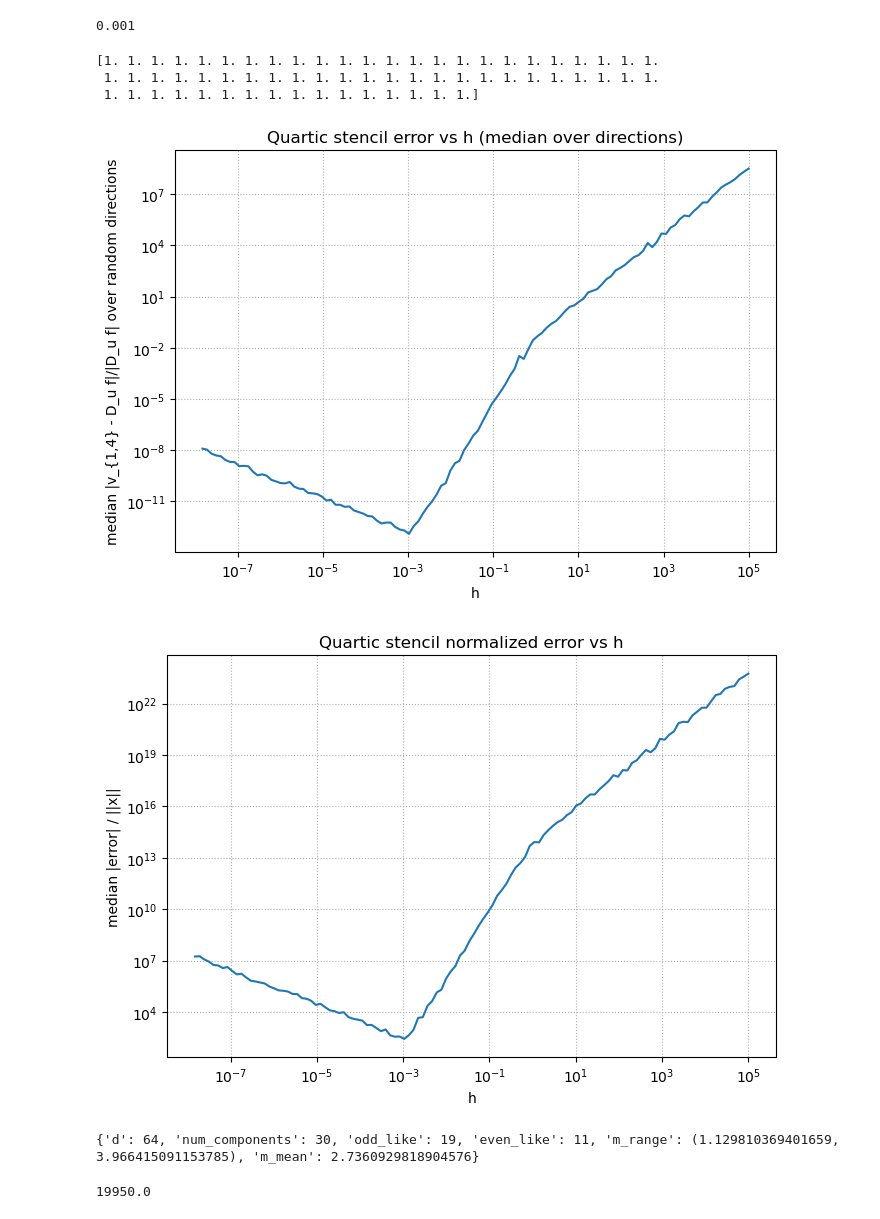
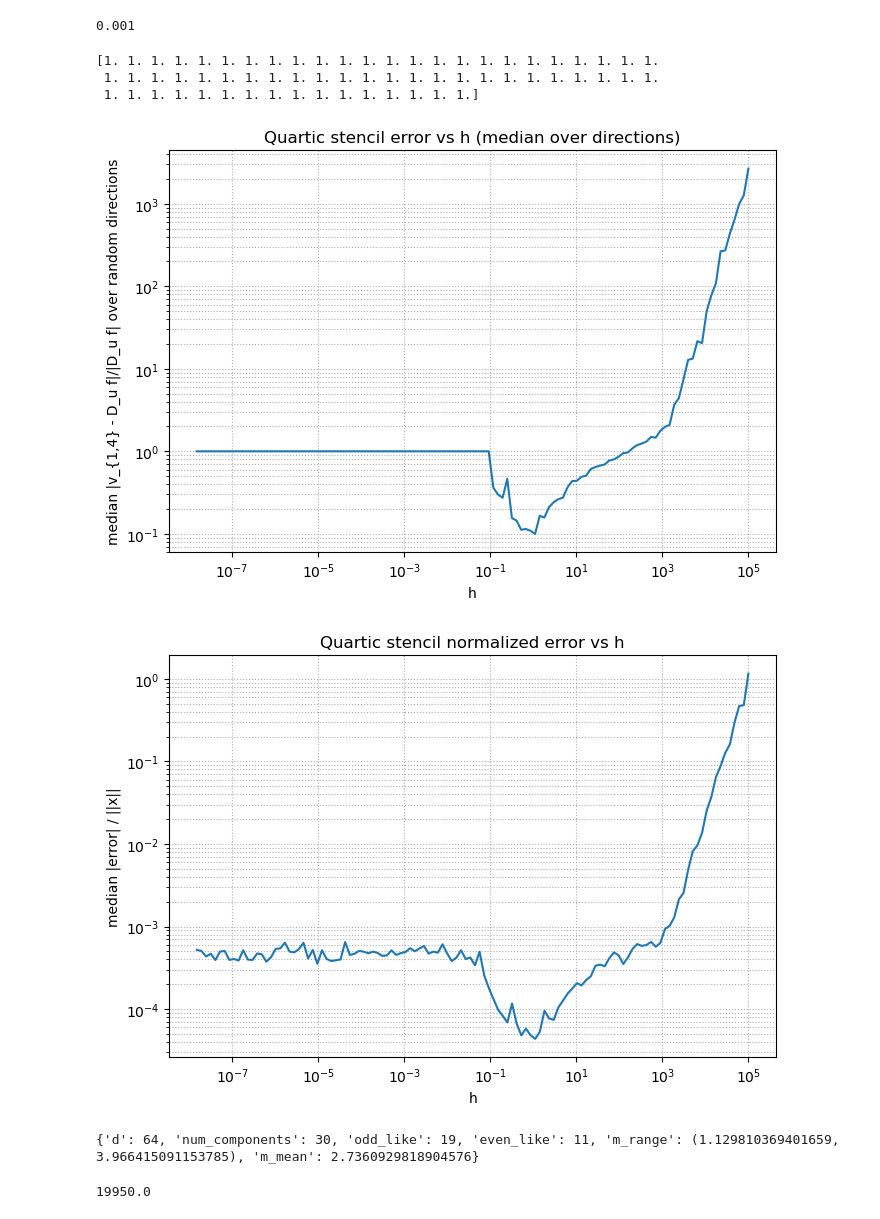
Before and after one commit to CircuitCM/ECOgrad, a Jupyter notebook: misc.ipynb, the cells around one changed output. Drawn from its saved outputs; the diff is of its cells as text; code cells hidden in the pictures.

```diff
--- a/misc.ipynb
+++ b/misc.ipynb
@@ -1029,7 +1029,7 @@ def _phi_and_dphi_fractional(m, z, eps, model):
         raise ValueError(f"Unknown model: {model}")
 
 def eval_family_A_fractional_random_f_grad(x, params,rd=-1):
-    x = np.asarray(x, dtype=float)*10000; d = params["d"]; assert x.shape == (d,)
+    x = np.asarray(x, dtype=float)*.001; d = params["d"]; assert x.shape == (d,)
     eps = params["eps"]
     S = 0.0; gS = np.zeros(d, dtype=float)
     for comp in params["components"]:
@@ -1040,7 +1040,7 @@ def eval_family_A_fractional_random_f_grad(x, params,rd=-1):
         gS += c * dphi * v
     if rd==-1:
         return S, gS
-    return round(S/rd,0)*rd, gS*10000
+    return round(S/rd,0)*rd, gS*.001
 
 
 
@@ -1106,35 +1106,35 @@ plt.loglog(Hs, med_abs_residual)
 plt.xlabel("h")
 plt.ylabel("median |v_{1,4} - D_u f|/|D_u f| over random directions")
 plt.title("Quartic stencil error vs h (median over directions)")
 plt.grid(True, which="both", ls=":")
 plt.tight_layout()
 plt.show()
 
 plt.figure(figsize=(7, 5))
 plt.loglog(Hs, med_abs_residual_over_xnorm)
 plt.xlabel("h")
 plt.ylabel("median |error| / ||x||")
 plt.title("Quartic stencil normalized error vs h")
 plt.grid(True, which="both", ls=":")
 plt.tight_layout()
 plt.show()
 
 m_vals = np.array([comp["m"] for comp in params["components"]])
 models = [comp["model"] for comp in params["components"]]
 print({
     "d": d_test,
     "num_components": len(models),
     "odd_like": int(sum(1 for m in models if m == "softabs-odd")),
     "even_like": int(sum(1 for m in models if m == "softabs-even")),
     "m_range": (float(m_vals.min()), float(m_vals.max())),
     "m_mean": float(m_vals.mean()),
 })
 # %% [output]
 [1. 1. 1. 1. 1. 1. 1. 1. 1. 1. 1. 1. 1. 1. 1. 1. 1. 1. 1. 1. 1. 1. 1. 1.
  1. 1. 1. 1. 1. 1. 1. 1. 1. 1. 1. 1. 1. 1. 1. 1. 1. 1. 1. 1. 1. 1. 1. 1.
  1. 1. 1. 1. 1. 1. 1. 1. 1. 1. 1. 1. 1. 1. 1. 1.]
-[figure, old version]
+[figure, new version]
-[figure, old version]
+[figure, new version]
 {'d': 64, 'num_components': 30, 'odd_like': 19, 'even_like': 11, 'm_range': (1.129810369401659, 3.966415091153785), 'm_mean': 2.7360929818904576}
 # %%
 tss=19954.45453
```
